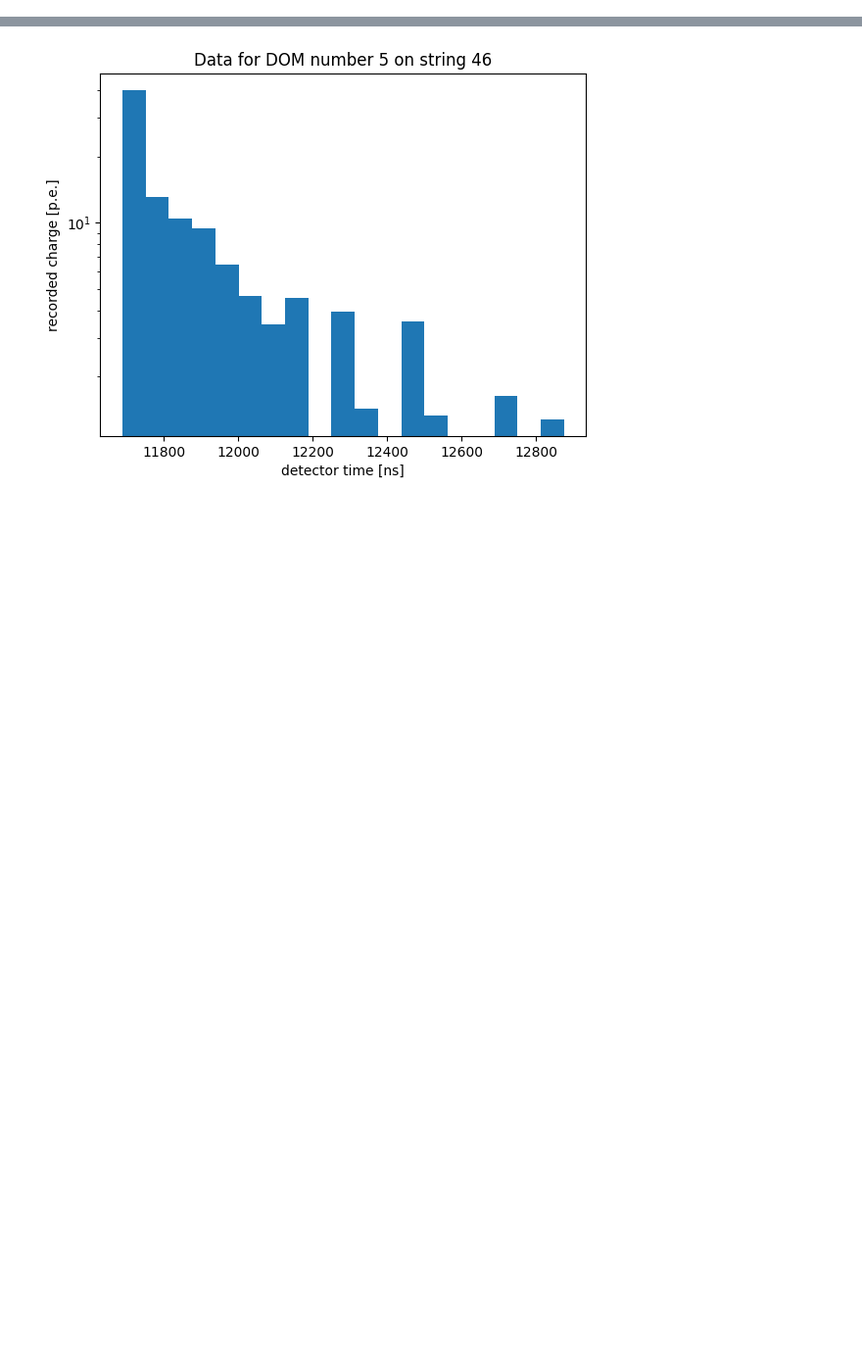
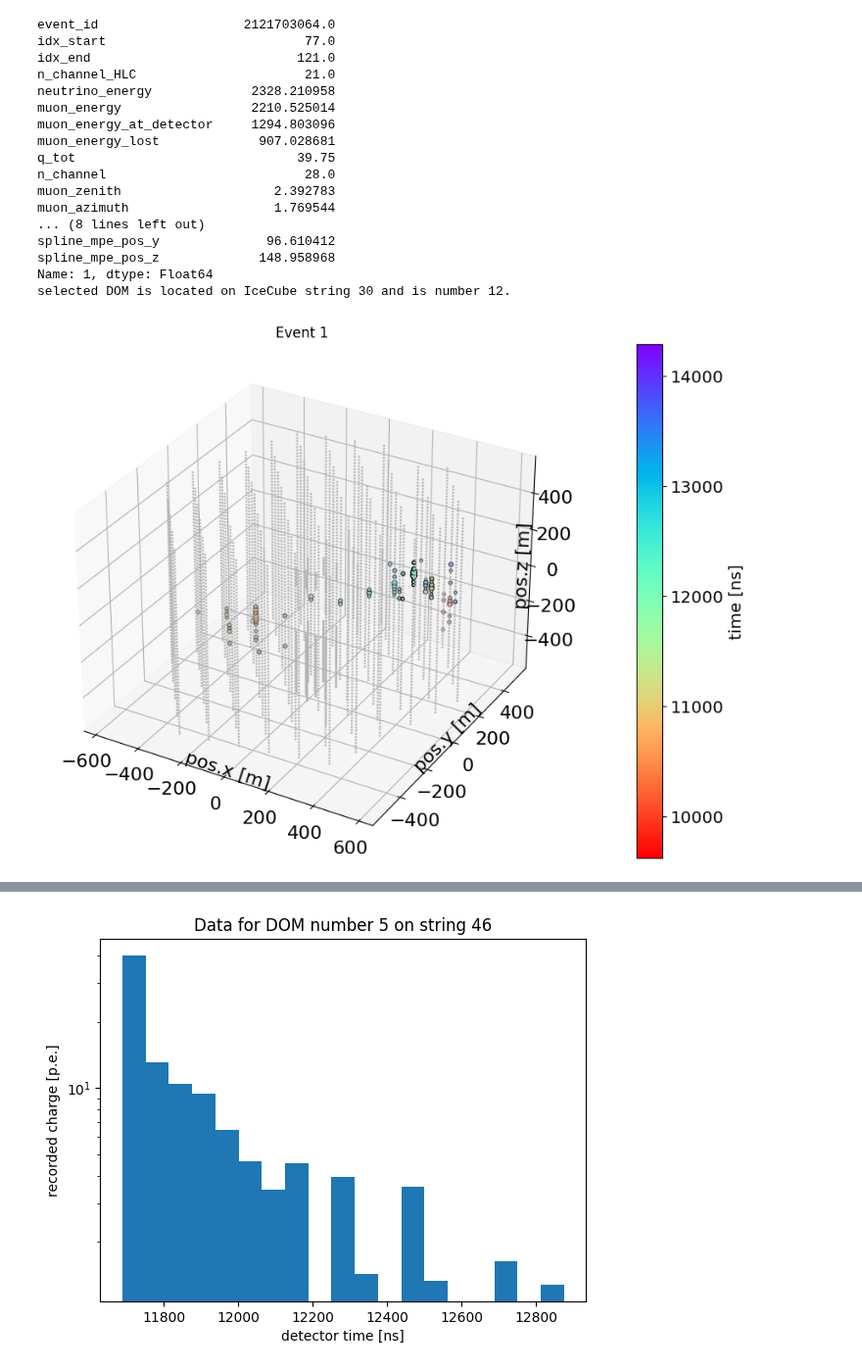
Before and after one commit to rishibbdb/TPN_DeV, a Jupyter notebook: event_plot.ipynb, the cells around one changed output, grey strips where cells are left out. Shown at 98% size. Drawn from its saved outputs; the diff is of its cells as text; code cells hidden in the pictures; blank space fills up the shorter version.

```diff
--- a/event_plot.ipynb
+++ b/event_plot.ipynb
@@ -290,6 +294,41 @@ def plot_event(df, index, geo=None, outfile=None, plot_pdf=None):
 
     # else:
     #     plt.savefig(outfile, dpi=300)
+# %%
+index = 1
+meta, pulses = get_event_data(index)
+event_data = get_per_dom_summary_from_sim_data(meta, pulses)
+replace_early_pulse(event_data, pulses)
+ix = event_data['charge'].argmax()
+
+# and remember the ID of the brightest sensor.
+brightest_sensor_id = event_data.loc[ix, 'sensor_id']
+
+# just FYI, in case you want to know the string and dom:
+string, om = divmod(brightest_sensor_id, 60)
+string += 1 # string indexing starts at 1 IceCube
+om += 1 # om indexing starts at 1 in IceCube
+print(f"selected DOM is located on IceCube string {string} and is number {om}.")
+plot_event(event_data, index, geo=geo)
+# %% [output]
+event_id                   2121703064.0
+idx_start                          77.0
+idx_end                           121.0
+n_channel_HLC                      21.0
+neutrino_energy             2328.210958
+muon_energy                 2210.525014
+muon_energy_at_detector     1294.803096
+muon_energy_lost             907.028681
+q_tot                             39.75
+n_channel                          28.0
+muon_zenith                    2.392783
+muon_azimuth                   1.769544
+... (8 lines left out)
+spline_mpe_pos_y              96.610412
+spline_mpe_pos_z             148.958968
+Name: 1, dtype: Float64
+selected DOM is located on IceCube string 30 and is number 12.
+[figure, added]
 # %%
 index = high_idx
 meta, pulses = get_event_data(index)
```
Also changed, not shown: parts of 12 cells of this notebook, 5 other files.
